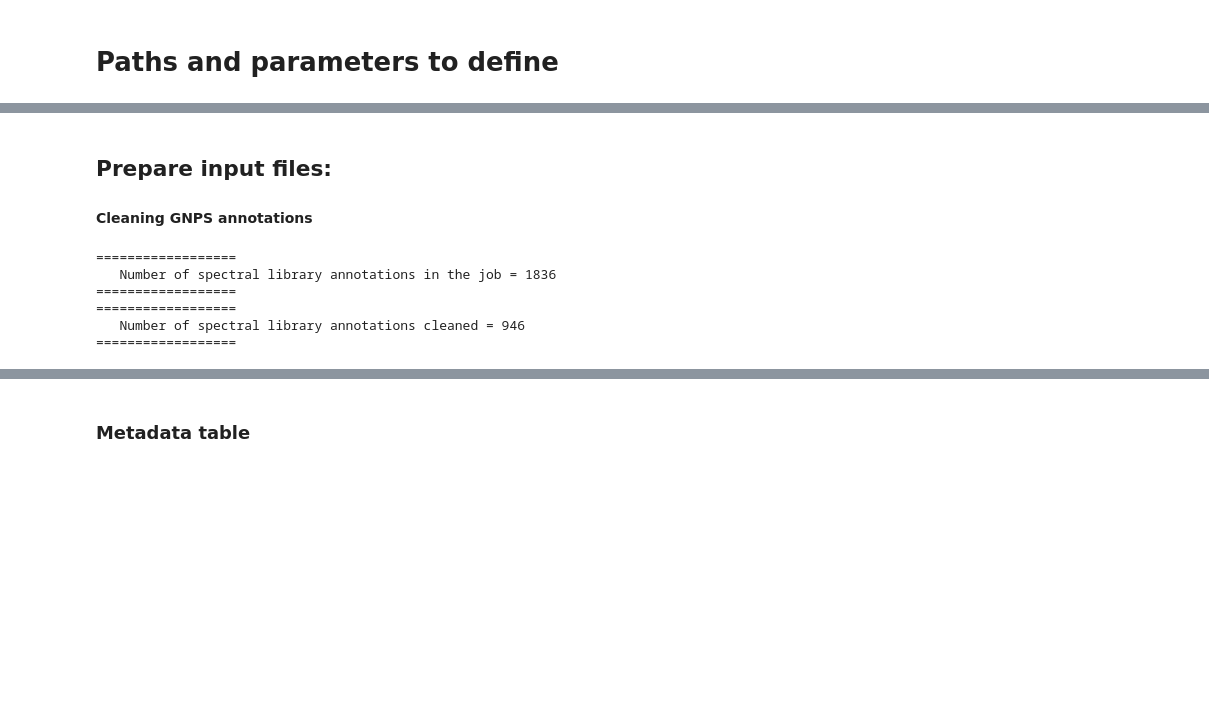
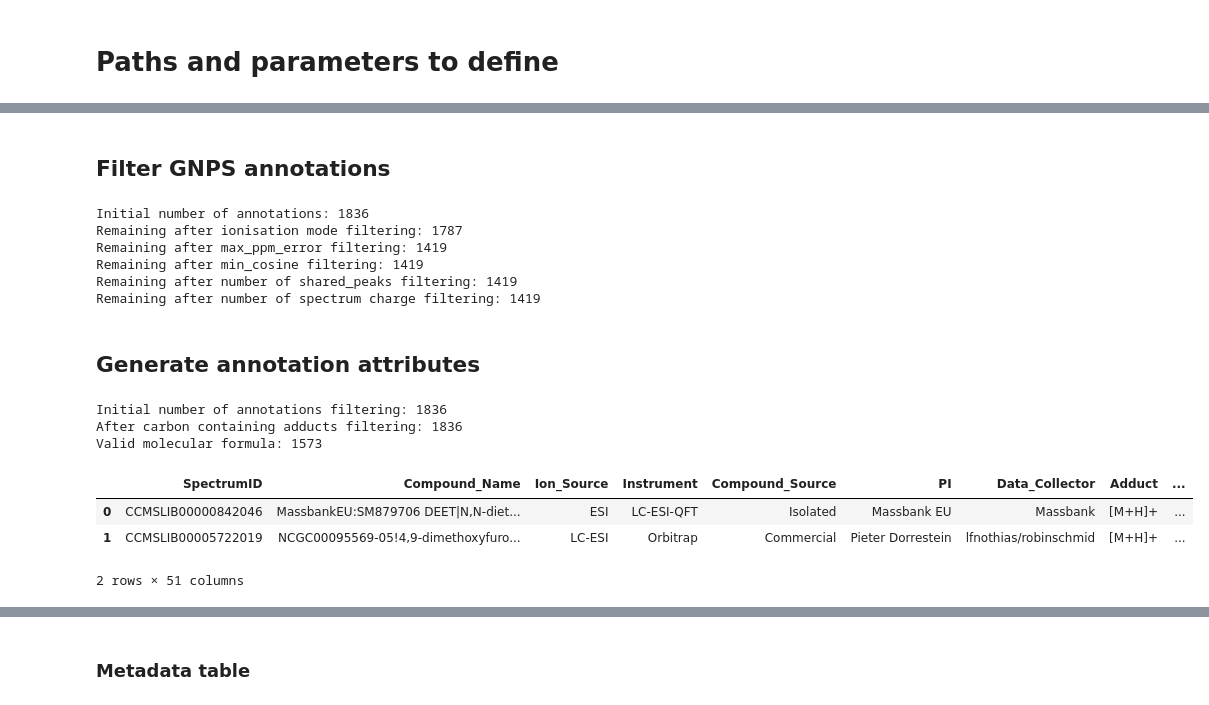
Before and after one commit to luigiquiros/inventa, a Jupyter notebook: notebook/inventa.ipynb, the cells around one changed output, grey strips where cells are left out. Drawn from its saved outputs; the diff is of its cells as text; code cells hidden in the pictures; blank space fills up the shorter version.

```diff
--- a/notebook/inventa.ipynb
+++ b/notebook/inventa.ipynb
@@ -127,0 +116,2 @@ canopus_npc_summary.tsv
+# %%
+gnps_annotations_consolidated  = consolidate_and_convert_structures(gnps_download_results.df_annotations, smiles='Smiles', inchi='INCHI')
@@ -128,23 +138,25 @@ canopus_npc_summary.tsv
 # %% [markdown]
-## Prepare input files:
-
-#### Cleaning GNPS annotations
+## Filter GNPS annotations
-# %%
-GNPS_clusterinfosummary = pd.read_csv(clusterinfosummary,
-                                sep='\t',
-                                usecols=['cluster index','componentindex', 'SpectrumID'],
-                                low_memory=False)
-
-GNPS_DB_annotations = annot_gnps_df = pd.read_csv(db_results,
-                                sep='\t',
-                                usecols = ['#Scan#','Adduct', 'INCHI','IonMode','MQScore', 'SharedPeaks', 'MZErrorPPM','SpecCharge'],
-                                low_memory=False)
-
-annot_gnps_df = ca.cleaning_gnps_annotations(GNPS_DB_annotations, GNPS_clusterinfosummary, ppm_error, shared_peaks, cosine, ionisation_mode)
-# %% [output]
-==================
-   Number of spectral library annotations in the job = 1836
-==================
-==================
-   Number of spectral library annotations cleaned = 946
-==================
+# %%
+gnps_annotations_filtered = gnps_filter_annotations(gnps_annotations_consolidated, 'Consol_InChI', ionisation_mode, max_ppm_error, min_cosine=0.6, shared_peaks = 4, max_spec_charge = 2)
+# %% [output]
+Initial number of annotations: 1836
+Remaining after ionisation mode filtering: 1787
+Remaining after max_ppm_error filtering: 1419
+Remaining after min_cosine filtering: 1419
+Remaining after number of shared_peaks filtering: 1419
+Remaining after number of spectrum charge filtering: 1419
+# %% [markdown]
+## Generate annotation attributes
+# %%
+# Get the number of C per mol formula
+gnps_annotations_consolidated = get_molecular_formula_from_inchi(gnps_annotations_consolidated, 'Consol_InChI')
+gnps_annotations_consolidated.head(2)
+# %% [output]
+Initial number of annotations filtering: 1836
+After carbon containing adducts filtering: 1836
+Valid molecular formula: 1573
+|  | SpectrumID | Compound_Name | Ion_Source | Instrument | Compound_Source | PI | Data_Collector | Adduct | ... |
+| 0 | CCMSLIB00000842046 | MassbankEU:SM879706 DEET|N,N-diet... | ESI | LC-ESI-QFT | Isolated | Massbank EU | Massbank | [M+H]+ | ... |
+| 1 | CCMSLIB00005722019 | NCGC00095569-05!4,9-dimethoxyfuro... | LC-ESI | Orbitrap | Commercial | Pieter Dorrestein | lfnothias/robinschmid | [M+H]+ | ... |
+2 rows × 51 columns
```
Also changed, not shown: parts of 9 cells of this notebook.
